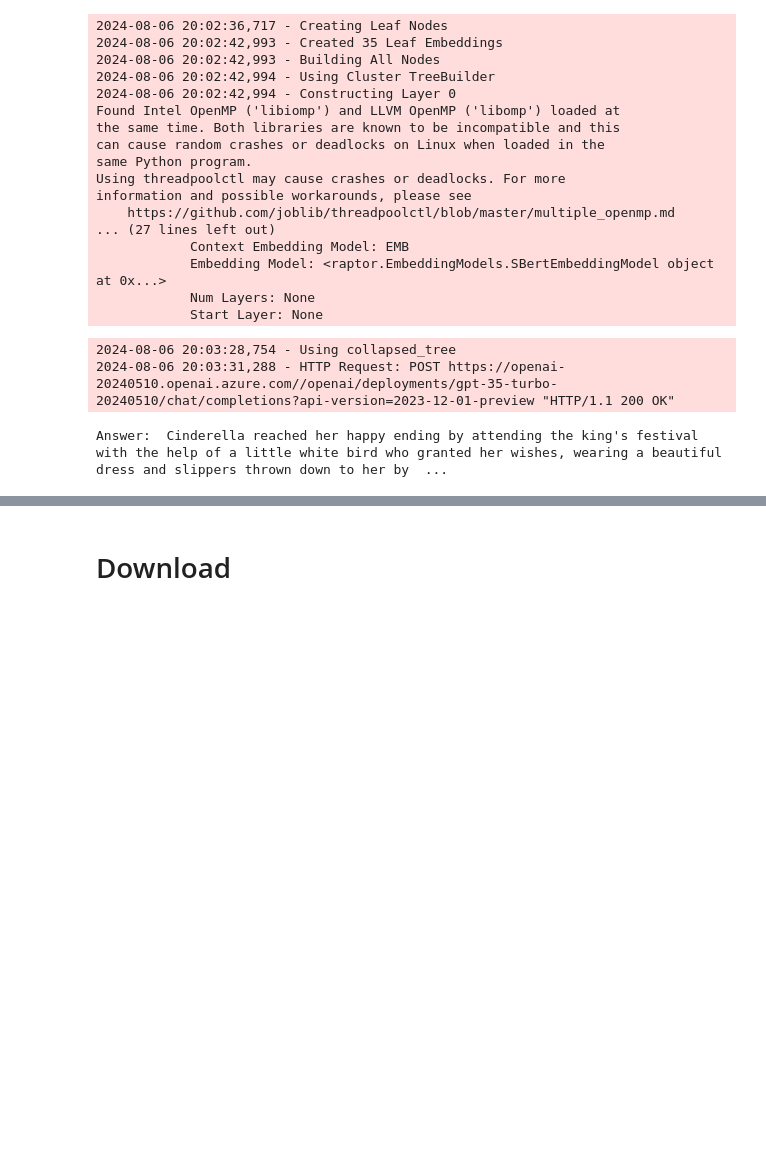
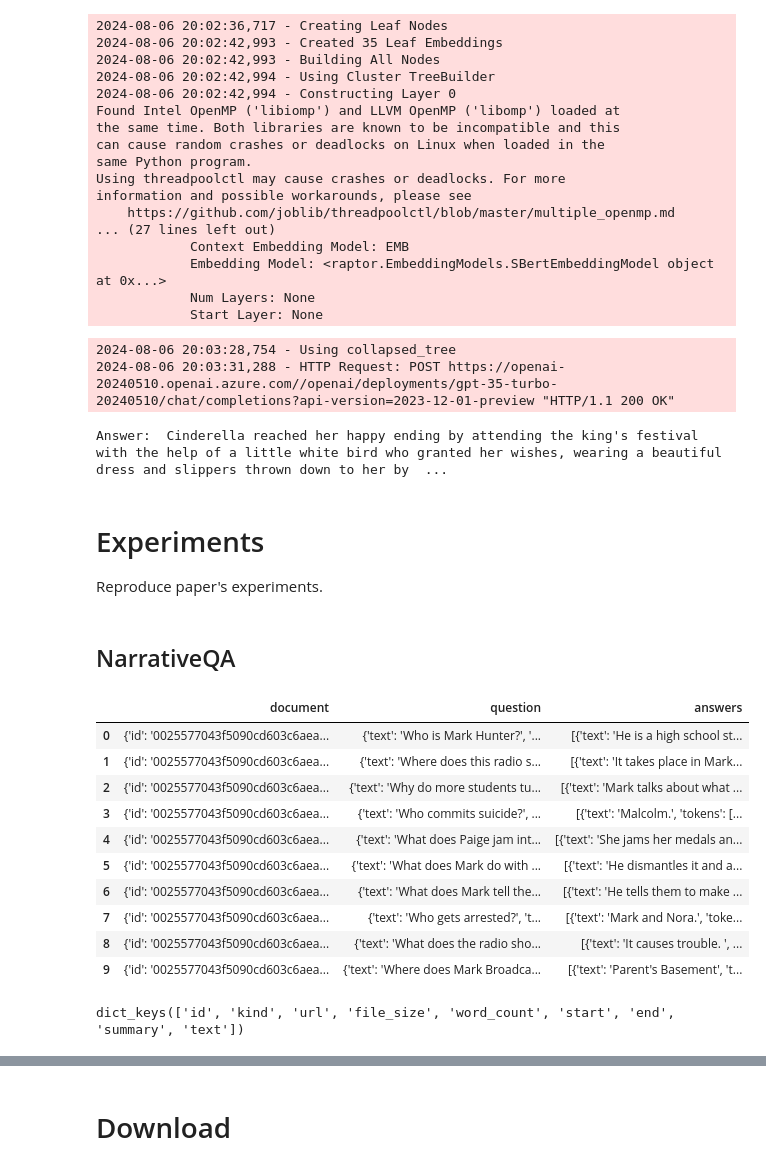
Before and after one commit to royfengi/raptor, a Jupyter notebook: test.ipynb, the cells around one changed output, grey strips where cells are left out. Saved outputs shown, nothing was run; the diff lists cells and outputs as text; code cells hidden in the pictures; blank space fills up the shorter version.

Commit message:
Update: add experiment block

```diff
--- a/test.ipynb
+++ b/test.ipynb
@@ -99,3 +98,33 @@ print("Answer: ", answer)
 2024-08-06 20:03:28,754 - Using collapsed_tree
 2024-08-06 20:03:31,288 - HTTP Request: POST https://openai-20240510.openai.azure.com//openai/deployments/gpt-35-turbo-20240510/chat/completions?api-version=2023-12-01-preview "HTTP/1.1 200 OK"
 Answer:  Cinderella reached her happy ending by attending the king's festival with the help of a little white bird who granted her wishes, wearing a beautiful dress and slippers thrown down to her by  ...
+# %% [markdown]
+# Experiments
+Reproduce paper's experiments.
+# %% [markdown]
+## NarrativeQA
+# %%
+import os
+
+file_path = R"F:\datasets\reading_comprehension\narrativeqa\data\test-00000-of-00008.parquet"
+# %%
+import pandas as pd
+
+data = pd.read_parquet(file_path)
+data.head(10)
+# %% [output]
+|  | document | question | answers |
+| 0 | {'id': '0025577043f5090cd603c6aea... | {'text': 'Who is Mark Hunter?', '... | [{'text': 'He is a high school st... |
+| 1 | {'id': '0025577043f5090cd603c6aea... | {'text': 'Where does this radio s... | [{'text': 'It takes place in Mark... |
+| 2 | {'id': '0025577043f5090cd603c6aea... | {'text': 'Why do more students tu... | [{'text': 'Mark talks about what ... |
+| 3 | {'id': '0025577043f5090cd603c6aea... | {'text': 'Who commits suicide?', ... | [{'text': 'Malcolm.', 'tokens': [... |
+| 4 | {'id': '0025577043f5090cd603c6aea... | {'text': 'What does Paige jam int... | [{'text': 'She jams her medals an... |
+| 5 | {'id': '0025577043f5090cd603c6aea... | {'text': 'What does Mark do with ... | [{'text': 'He dismantles it and a... |
+| 6 | {'id': '0025577043f5090cd603c6aea... | {'text': 'What does Mark tell the... | [{'text': 'He tells them to make ... |
+| 7 | {'id': '0025577043f5090cd603c6aea... | {'text': 'Who gets arrested?', 't... | [{'text': 'Mark and Nora.', 'toke... |
+| 8 | {'id': '0025577043f5090cd603c6aea... | {'text': 'What does the radio sho... | [{'text': 'It causes trouble. ', ... |
+| 9 | {'id': '0025577043f5090cd603c6aea... | {'text': 'Where does Mark Broadca... | [{'text': 'Parent's Basement', 't... |
+# %%
+print(data.loc[0, 'document'].keys())
+# %% [output]
+dict_keys(['id', 'kind', 'url', 'file_size', 'word_count', 'start', 'end', 'summary', 'text'])
```
Also changed, not shown: parts of 7 cells of this notebook.
